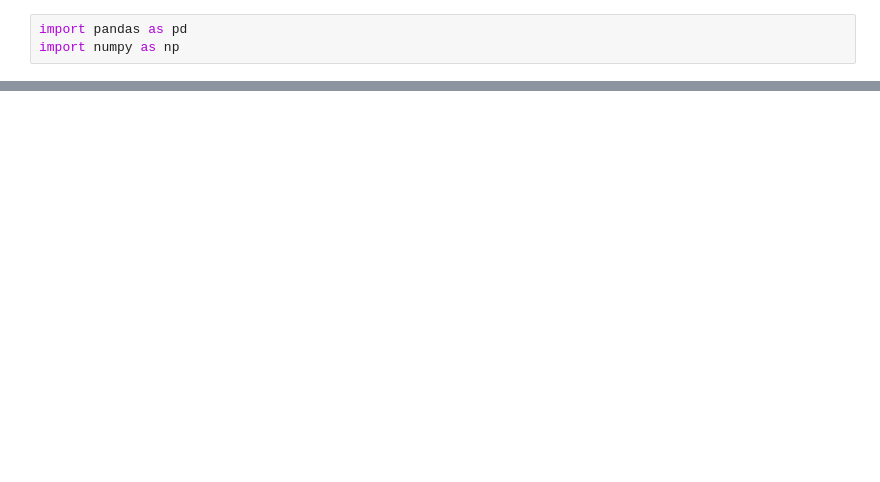
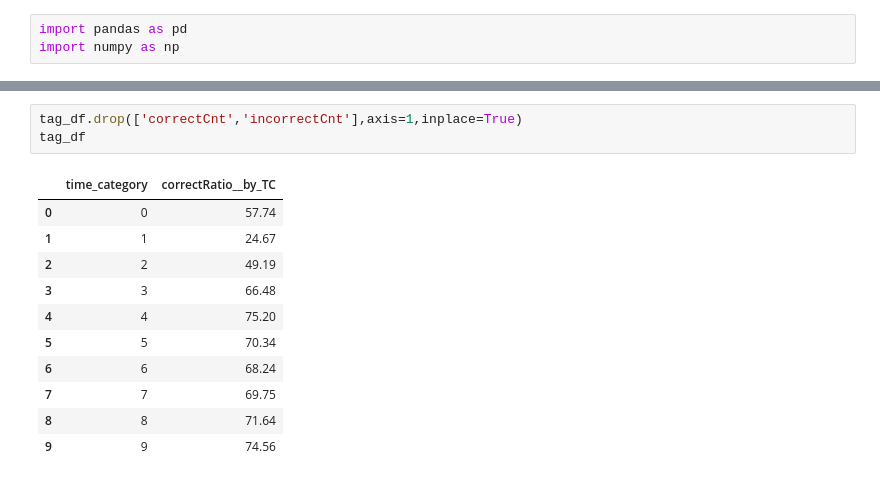
Before and after one commit to boostcampaitech4lv23recsys2/level2_dkt_recsys-level2-recsys-08, a Jupyter notebook: CatBoost_model/catboost_FE.ipynb, the cells around one changed output, grey strips where cells are left out. Saved outputs shown, nothing was run; the diff lists cells and outputs as text; blank space fills up the shorter version.

```diff
--- a/CatBoost_model/catboost_FE.ipynb
+++ b/CatBoost_model/catboost_FE.ipynb
@@ -113,0 +85,15 @@ ref
+# %%
+tag_df.drop(['correctCnt','incorrectCnt'],axis=1,inplace=True)
+tag_df
+# %% [output]
+|  | time_category | correctRatio__by_TC |
+| 0 | 0 | 57.74 |
+| 1 | 1 | 24.67 |
+| 2 | 2 | 49.19 |
+| 3 | 3 | 66.48 |
+| 4 | 4 | 75.20 |
+| 5 | 5 | 70.34 |
+| 6 | 6 | 68.24 |
+| 7 | 7 | 69.75 |
+| 8 | 8 | 71.64 |
+| 9 | 9 | 74.56 |
```
Also changed, not shown: parts of 22 cells of this notebook, 4 other files.
